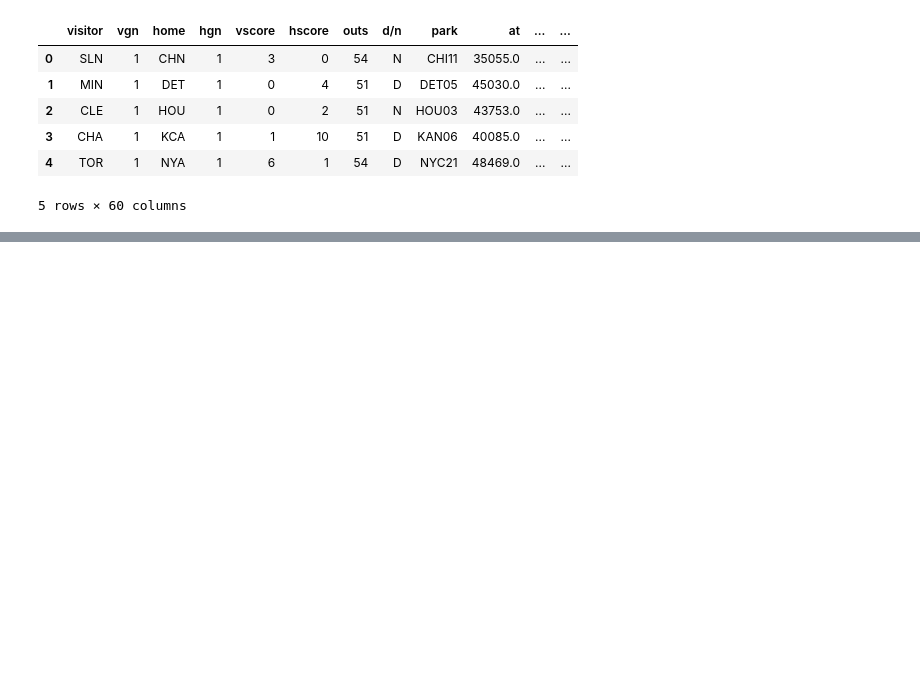
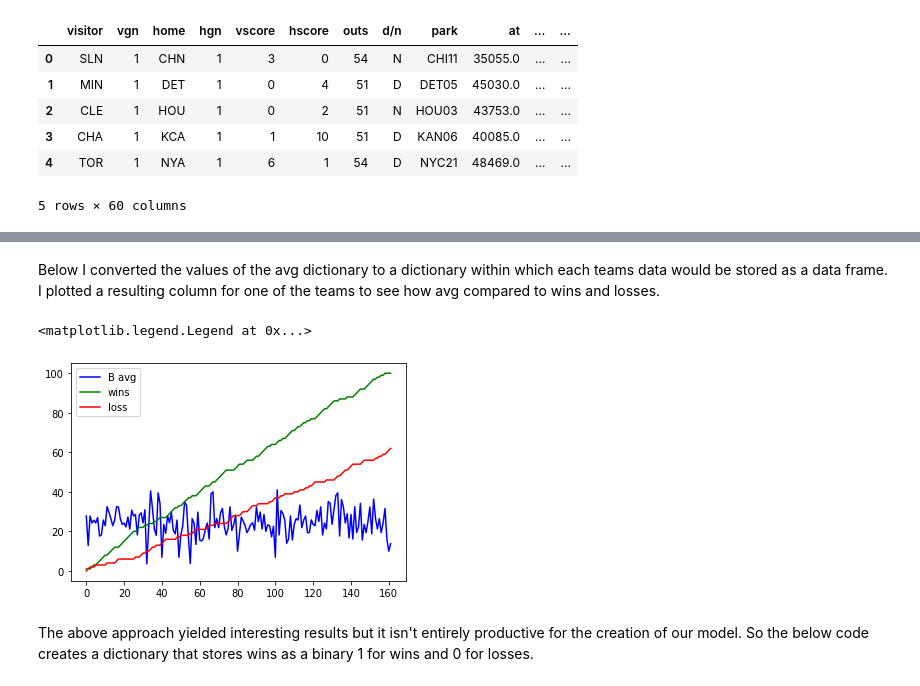
Before and after one commit to Elkin3456/Cmse202-Sport, a Jupyter notebook: Baseballnotebook.ipynb, the cells around one changed output, grey strips where cells are left out. Cells and saved outputs as stored; diff of their text form; code cells hidden in the pictures; blank space fills up the shorter version.

```diff
--- a/Baseballnotebook.ipynb
+++ b/Baseballnotebook.ipynb
@@ -161,19 +190,0 @@ total['team0'][vteamv][0:1]
-# %%
-vteamv =['vavg','v2ba','v2bh','v3ba','v3bh','vhra','vhrh','vrbih','vwa','viwa','vsoa','vfoa','vloba']
-hteamv= ['havg','h2ba','h2bh','h3ba','h3bh','hhra','hhrh','hrbih','hwa','hiwa','hsoa','hfoa','hloba']
-average = ['avg','2ba','2bh','3ba','3bh','hra','hrh','rbih','wa','iwa','soa','foa','loba']
-avg= {}
-for t in range(tn):
-    avg["team{}".format(t)] = {'avg':[],'2ba':[],'2bh':[],'3ba':[],'3bh':[],'hra':[],'hrh':[],'rbih':[],'wa':[],'iwa':[],'soa':[],'foa':[],'loba':[]}
-
-#avg
-
-for t in range(tn):
-    for b in range(len(total['team{}'.format(t)]['winr'][:])):
-            if teams[t] == mast['home'][b]:
-                for i in range(len(average)):
-                    avg["team{}".format(t)][average[i]].append(total['team{}'.format(t)][hteamv[i]][b:b+1])
-
-            else:
-                for i in range(len(average)):
-                    avg["team{}".format(t)][average[i]].append(total['team{}'.format(t)][vteamv[i]][b:b+1])
@@ -199,0 +191,21 @@ avg['team0']['avg']
+# %% [markdown]
+Below I converted the values of the avg dictionary to a dictionary within which each teams data would be stored as a data frame. I plotted a resulting column for one of the teams to see how avg compared to wins and losses.
+# %%
+import matplotlib.pyplot as plt
+%matplotlib inline
+#initalizes list of teams for the loop
+teaml = teams.tolist()
+#converts each teams dictionary values to data frames for easier access and manipulation
+for i in range(tn):
+     teaml[i] = pd.DataFrame.from_dict(avg['team{}'.format(i)])
+
+
+plt.plot(teaml[0]['avg']*100,color = 'blue',label='B avg')
+plt.plot(win['team0'],color = 'green',label='wins')
+plt.plot(loss['team0'],color= 'red',label='loss')
+plt.legend()
+# %% [output]
+<matplotlib.legend.Legend at 0x...>
+[figure, added]
+# %% [markdown]
+The above approach yielded interesting results but it isn't entirely productive for the creation of our model. So the below code creates a dictionary that stores wins as a binary 1 for wins and 0 for losses.
```
Also changed, not shown: parts of 25 cells of this notebook.
